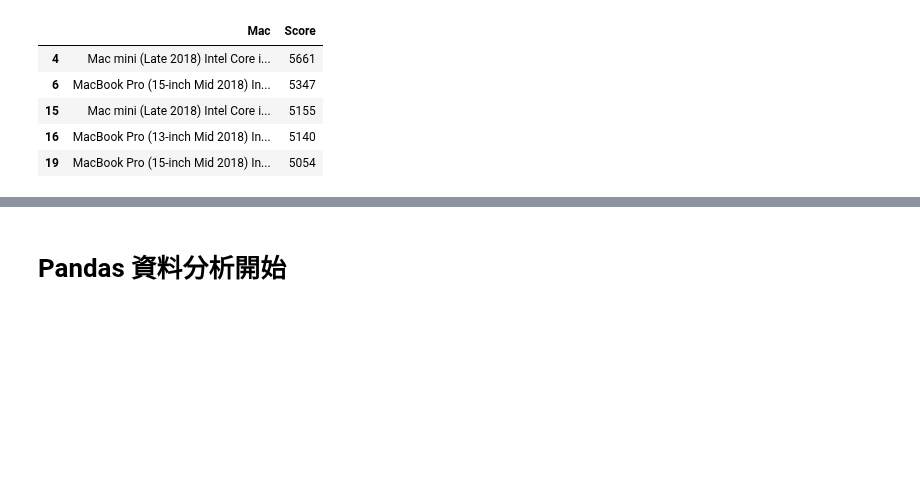
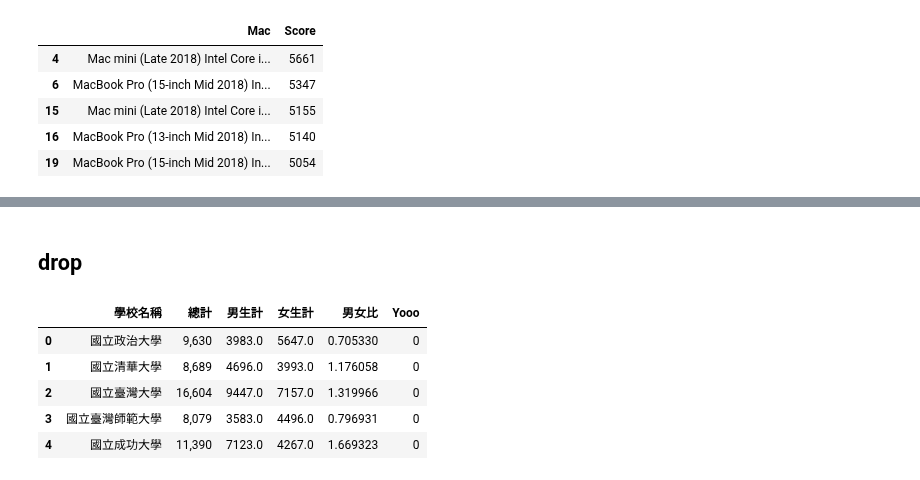
Before and after one commit to kuiyochen/Python_ML_learning, a Jupyter notebook: Pandas_next.ipynb, the cells around one changed output, grey strips where cells are left out. Drawn from its saved outputs; the diff is of its cells as text; code cells hidden in the pictures; blank space fills up the shorter version.

```diff
--- a/Pandas_next.ipynb
+++ b/Pandas_next.ipynb
@@ -87,2 +81,12 @@ lotto.head()
-# %% [markdown]
-# Pandas 資料分析開始
+# %% [markdown]
+## drop
+# %%
+男女計["Yooo"]=0
+男女計.head()
+# %% [output]
+|  | 學校名稱 | 總計 | 男生計 | 女生計 | 男女比 | Yooo |
+| 0 | 國立政治大學 | 9,630 | 3983.0 | 5647.0 | 0.705330 | 0 |
+| 1 | 國立清華大學 | 8,689 | 4696.0 | 3993.0 | 1.176058 | 0 |
+| 2 | 國立臺灣大學 | 16,604 | 9447.0 | 7157.0 | 1.319966 | 0 |
+| 3 | 國立臺灣師範大學 | 8,079 | 3583.0 | 4496.0 | 0.796931 | 0 |
+| 4 | 國立成功大學 | 11,390 | 7123.0 | 4267.0 | 1.669323 | 0 |
```
Also changed, not shown: parts of 21 cells of this notebook, 2 other files.
